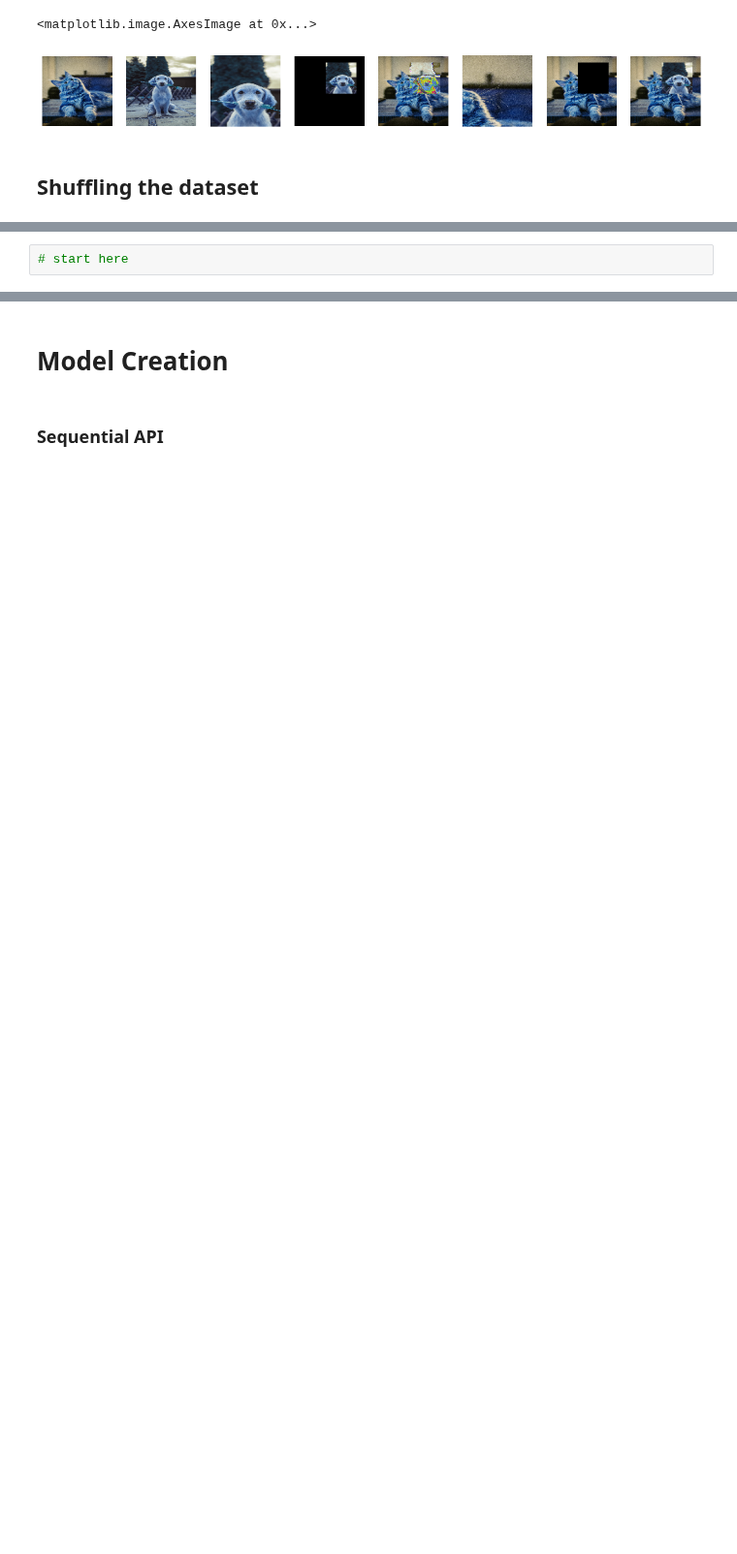
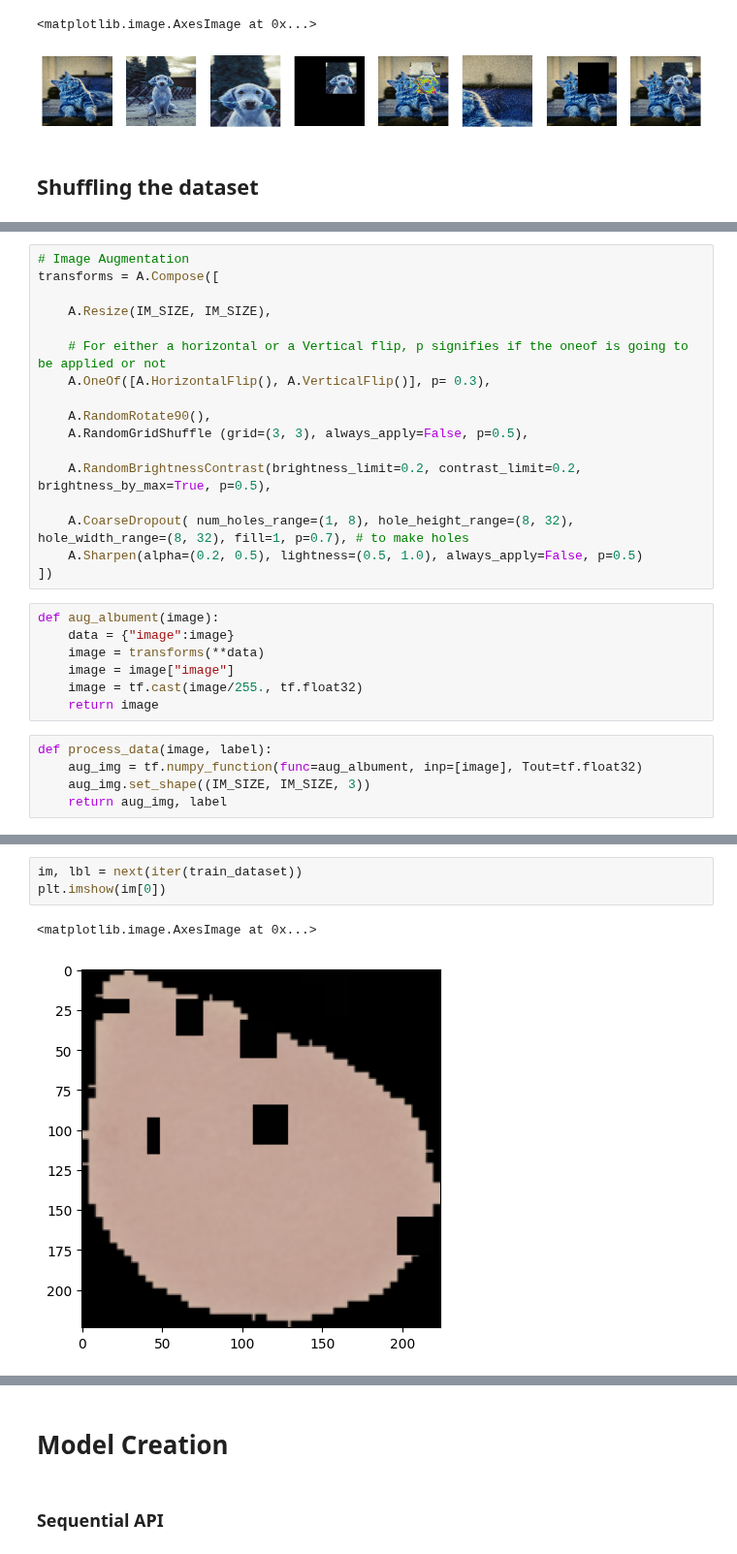
Before and after one commit to sleepsonrockss/Deep-Learning, a Jupyter notebook: MalariaDetection/MalariaDiagnosisCNN.ipynb, the cells around one changed output, grey strips where cells are left out. Shown at 97% size. Cells and saved outputs as stored; diff of their text form; blank space fills up the shorter version.

Commit message:
Done with Augmentations with Albumentations - 13:58:35

```diff
--- a/MalariaDetection/MalariaDiagnosisCNN.ipynb
+++ b/MalariaDetection/MalariaDiagnosisCNN.ipynb
@@ -425,2 +435,29 @@ Length of Test Dataset: 1377
 # %%
-# start here
+# Image Augmentation
+transforms = A.Compose([
+
+    A.Resize(IM_SIZE, IM_SIZE),
+
+    # For either a horizontal or a Vertical flip, p signifies if the oneof is going to be applied or not
+    A.OneOf([A.HorizontalFlip(), A.VerticalFlip()], p= 0.3),
+
+    A.RandomRotate90(),
+    A.RandomGridShuffle (grid=(3, 3), always_apply=False, p=0.5),
+
+    A.RandomBrightnessContrast(brightness_limit=0.2, contrast_limit=0.2, brightness_by_max=True, p=0.5),
+
+    A.CoarseDropout( num_holes_range=(1, 8), hole_height_range=(8, 32), hole_width_range=(8, 32), fill=1, p=0.7), # to make holes
+    A.Sharpen(alpha=(0.2, 0.5), lightness=(0.5, 1.0), always_apply=False, p=0.5)
+])
+# %%
+def aug_albument(image):
+    data = {"image":image}
+    image = transforms(**data)
+    image = image["image"]
+    image = tf.cast(image/255., tf.float32)
+    return image
+# %%
+def process_data(image, label):
+    aug_img = tf.numpy_function(func=aug_albument, inp=[image], Tout=tf.float32)
+    aug_img.set_shape((IM_SIZE, IM_SIZE, 3))
+    return aug_img, label
@@ -426,0 +476,6 @@ Length of Test Dataset: 1377
+# %%
+im, lbl = next(iter(train_dataset))
+plt.imshow(im[0])
+# %% [output]
+<matplotlib.image.AxesImage at 0x...>
+[figure, added]
```
Also changed, not shown: parts of 32 cells of this notebook.
